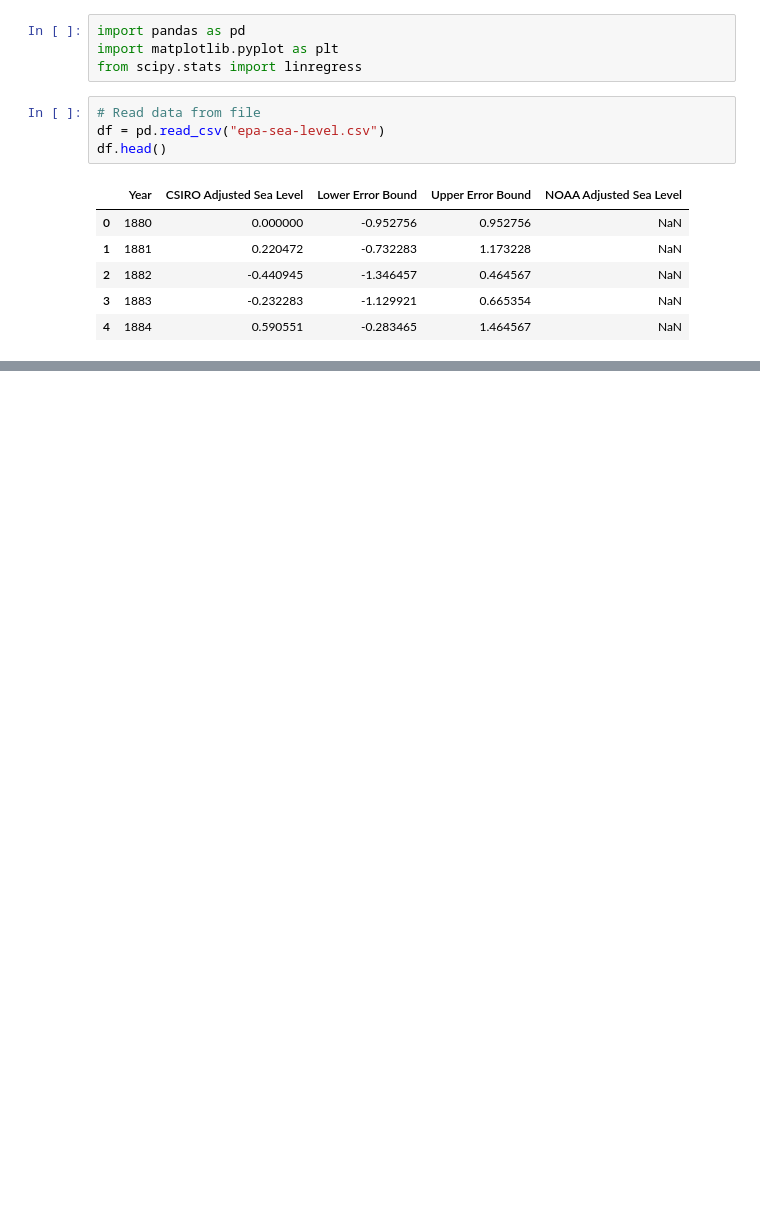
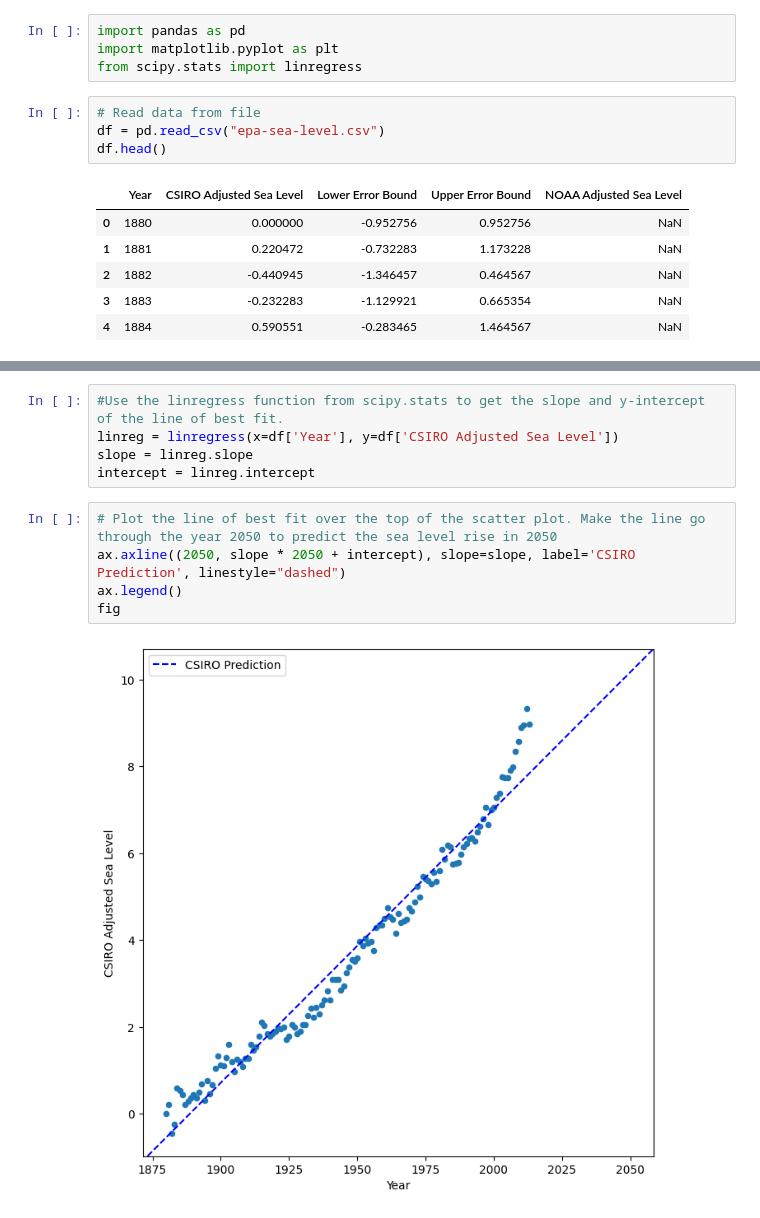
Before and after one commit to paskalwolski/sea-level-predictor, a Jupyter notebook: sea-level-predictor.ipynb, the cells around one changed output, grey strips where cells are left out. Cells and saved outputs as stored; diff of their text form; blank space fills up the shorter version.

```diff
--- a/sea-level-predictor.ipynb
+++ b/sea-level-predictor.ipynb
@@ -18,0 +24,12 @@ fig, ax = plt.subplots(1, figsize=(20, 20))
+# %%
+#Use the linregress function from scipy.stats to get the slope and y-intercept of the line of best fit.
+linreg = linregress(x=df['Year'], y=df['CSIRO Adjusted Sea Level'])
+slope = linreg.slope
+intercept = linreg.intercept
+# %%
+# Plot the line of best fit over the top of the scatter plot. Make the line go through the year 2050 to predict the sea level rise in 2050
+ax.axline((2050, slope * 2050 + intercept), slope=slope, label='CSIRO Prediction', linestyle="dashed")
+ax.legend()
+fig
+# %% [output]
+[figure, added]
```
Also changed, not shown: parts of 1 cell of this notebook.
